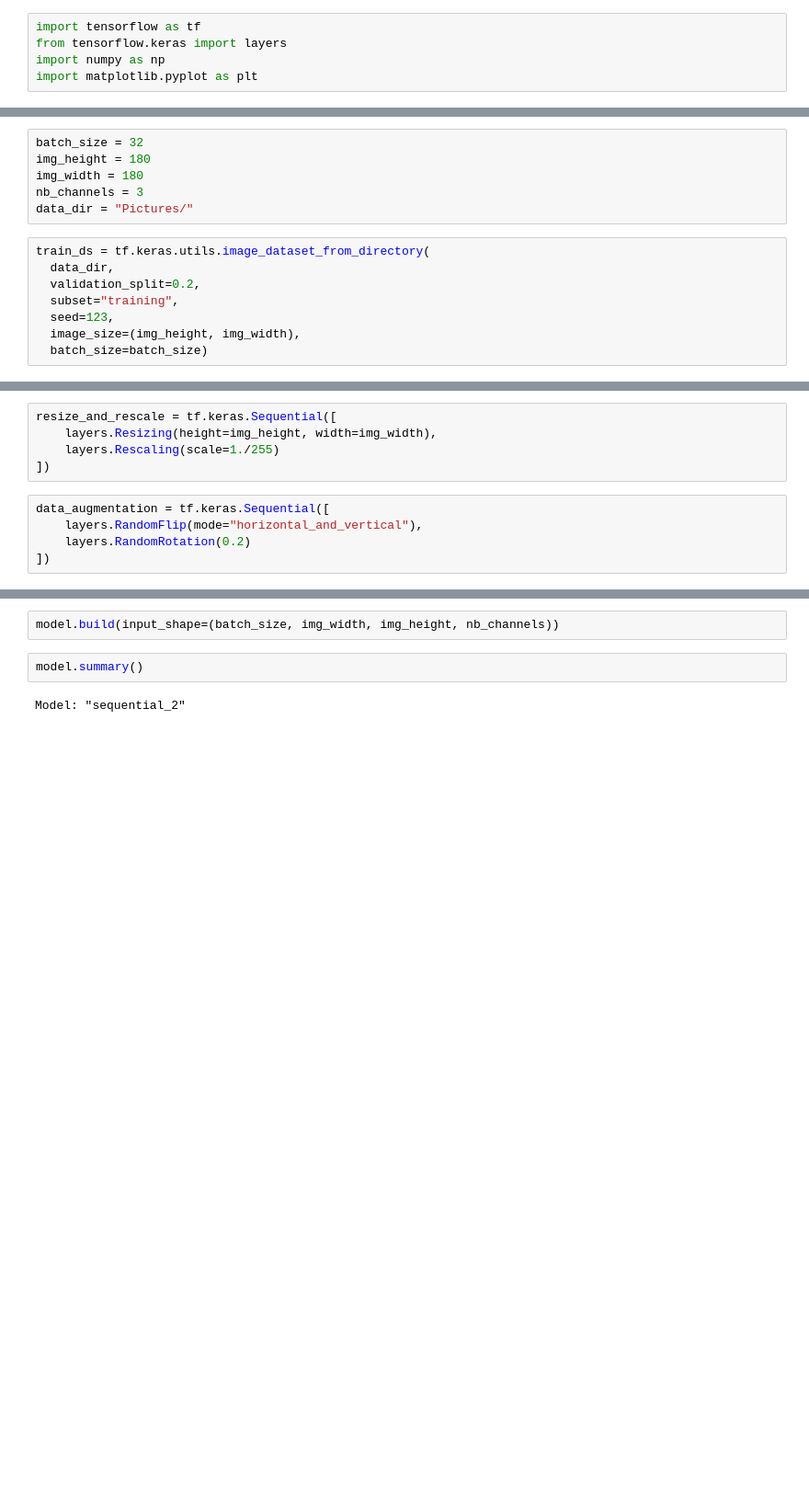
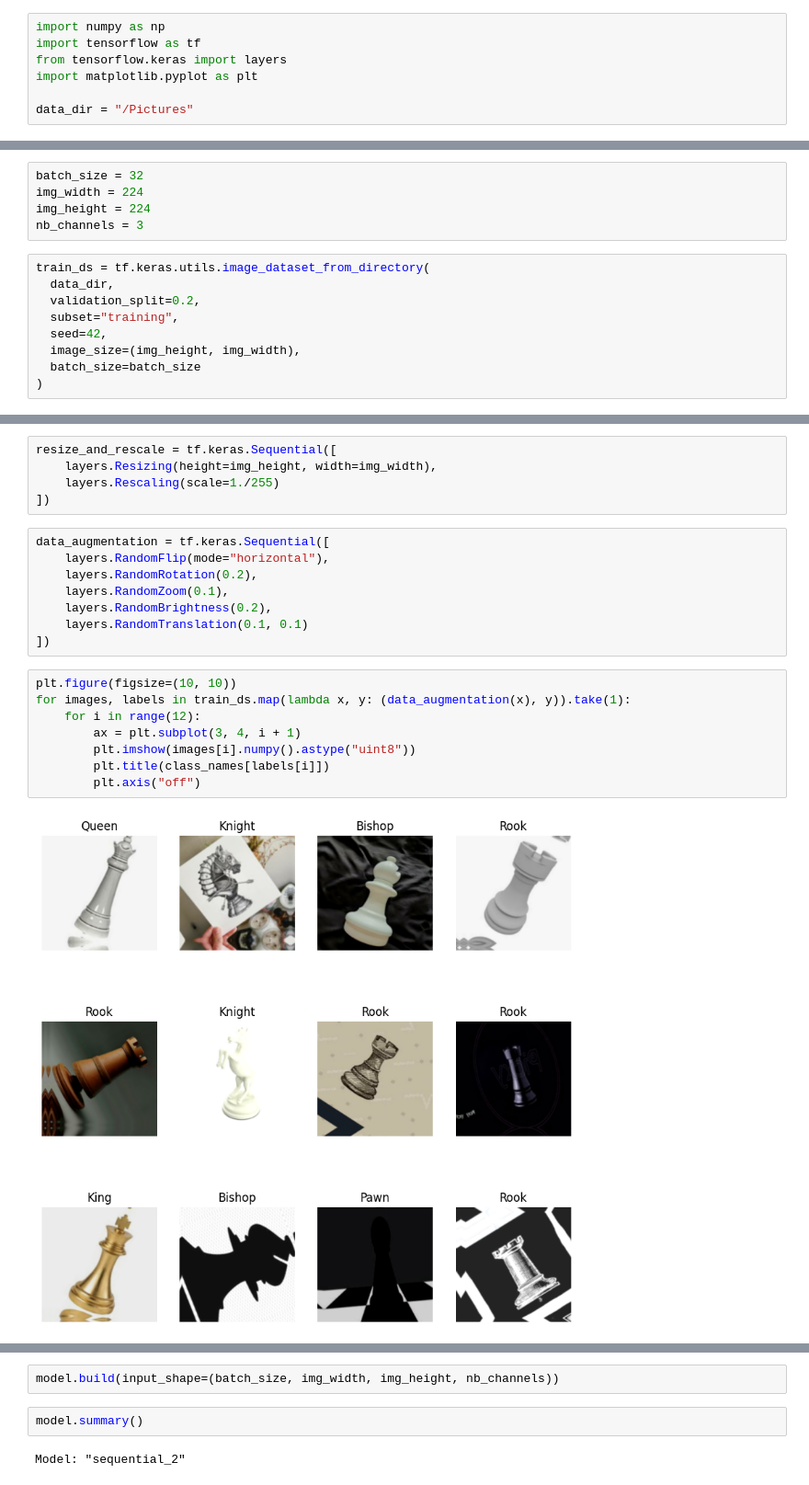
Before and after one commit to khirobenn/Chess-Piece-Classifier, a Jupyter notebook: model_training.ipynb, the cells around one changed output, grey strips where cells are left out. Shown at 92% size. Saved outputs shown, nothing was run; the diff lists cells and outputs as text; blank space fills up the shorter version.

Commit message:
Training done

```diff
--- a/model_training.ipynb
+++ b/model_training.ipynb
@@ -1,5 +3,7 @@
 # %%
+import numpy as np
 import tensorflow as tf
 from tensorflow.keras import layers
-import numpy as np
 import matplotlib.pyplot as plt
+
+data_dir = "/Pictures"
@@ -6,15 +19,15 @@ import matplotlib.pyplot as plt
 # %%
 batch_size = 32
-img_height = 180
-img_width = 180
+img_width = 224
+img_height = 224
 nb_channels = 3
-data_dir = "Pictures/"
 # %%
 train_ds = tf.keras.utils.image_dataset_from_directory(
   data_dir,
   validation_split=0.2,
   subset="training",
-  seed=123,
+  seed=42,
   image_size=(img_height, img_width),
-  batch_size=batch_size)
+  batch_size=batch_size
+)
 # %% [output]
@@ -61,6 +77,19 @@ resize_and_rescale = tf.keras.Sequential([
 ])
 # %%
 data_augmentation = tf.keras.Sequential([
-    layers.RandomFlip(mode="horizontal_and_vertical"),
-    layers.RandomRotation(0.2)
+    layers.RandomFlip(mode="horizontal"),
+    layers.RandomRotation(0.2),
+    layers.RandomZoom(0.1),
+    layers.RandomBrightness(0.2),
+    layers.RandomTranslation(0.1, 0.1)
 ])
+# %%
+plt.figure(figsize=(10, 10))
+for images, labels in train_ds.map(lambda x, y: (data_augmentation(x), y)).take(1):
+    for i in range(12):
+        ax = plt.subplot(3, 4, i + 1)
+        plt.imshow(images[i].numpy().astype("uint8"))
+        plt.title(class_names[labels[i]])
+        plt.axis("off")
+# %% [output]
+[figure, added]
```
Also changed, not shown: parts of 40 cells of this notebook, 1 other file.
